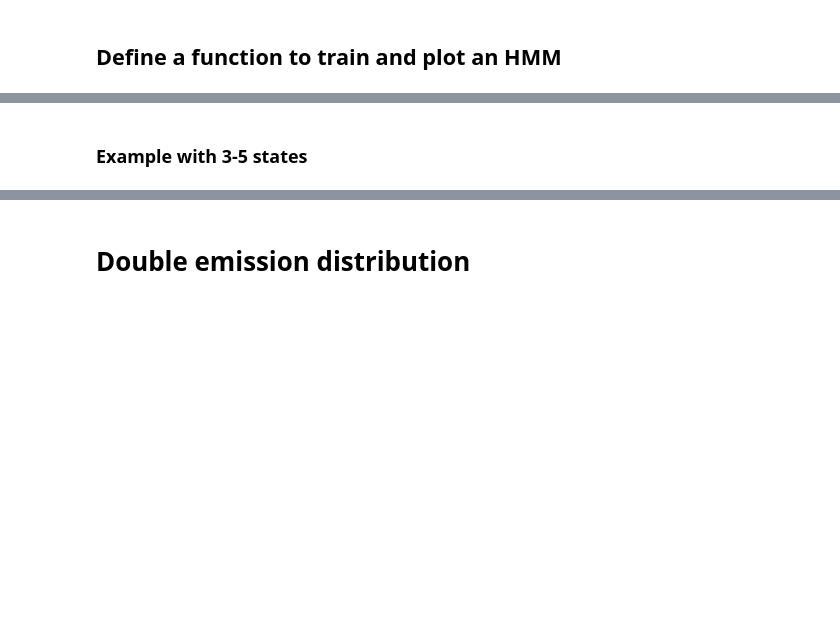
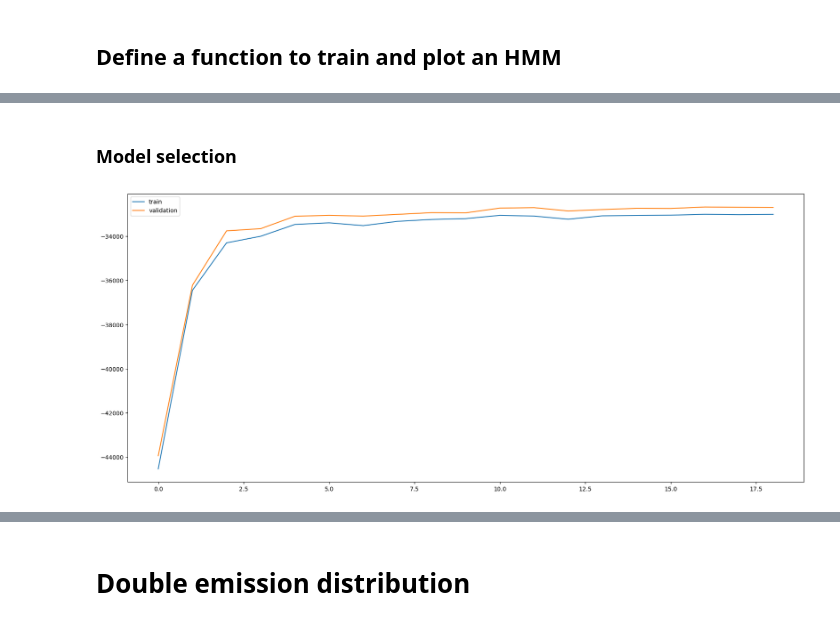
Before and after one commit to matteotolloso/ispr, a Jupyter notebook: midterm_2/hmm.ipynb, the cells around one changed output, grey strips where cells are left out. Cells and saved outputs as stored; diff of their text form; code cells hidden in the pictures; blank space fills up the shorter version.

```diff
--- a/midterm_2/hmm.ipynb
+++ b/midterm_2/hmm.ipynb
@@ -94,2 +91,2 @@ hidden_sequence, appliance_models[2] = train_and_plot_single(
-# %% [markdown]
-### Example with 3-5 states
+# %% [markdown]
+### Model selection
@@ -95,0 +105,9 @@ hidden_sequence, appliance_models[2] = train_and_plot_single(
+# %%
+# plot the train and validation scores
+plt.subplots(figsize=(21, 9))
+plt.plot([i for i in range(len(train))], train, label="train")
+plt.plot([i for i in range(len(validation))], validation, label="validation")
+plt.legend()
+plt.show()
+# %% [output]
+[figure, added]
```
Also changed, not shown: parts of 22 cells of this notebook.
